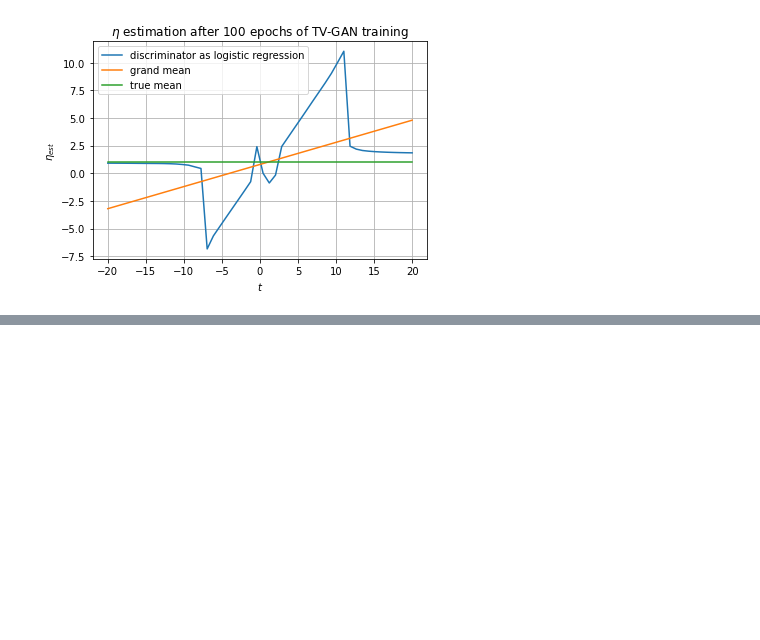
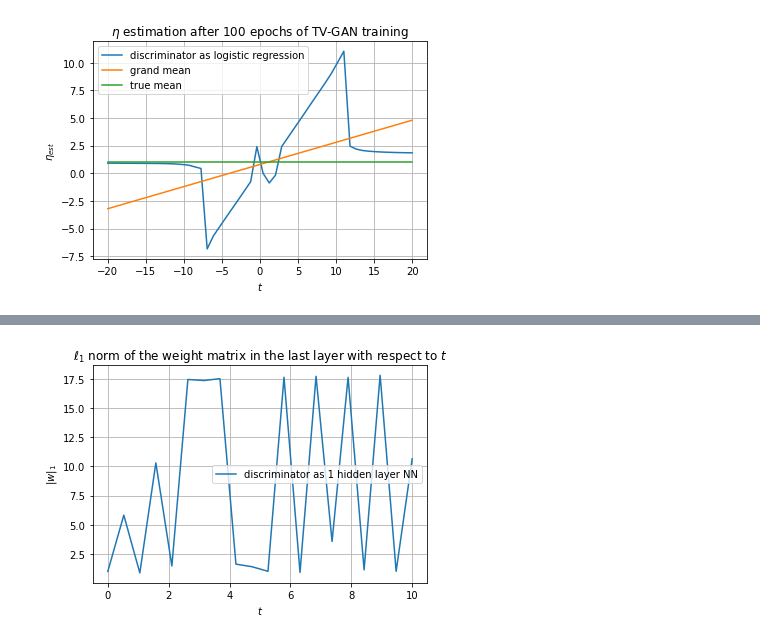
Before and after one commit to Daniil-Selikhanovych/f-gan, a Jupyter notebook: f-gan.ipynb, the cells around one changed output, grey strips where cells are left out. Cells and saved outputs as stored; diff of their text form; code cells hidden in the pictures; blank space fills up the shorter version.

```diff
--- a/f-gan.ipynb
+++ b/f-gan.ipynb
@@ -763,0 +843,18 @@ plt.show()
+# %%
+figsize = (6, 4)
+fig, ax = plt.subplots(figsize=figsize)
+#ax.plot(t_arr, result_mean_arr_log_regr, label = 'discriminator as logistic regression')
+ax.plot(t_arr, result_w_norm_arr_1_hidden, label = 'discriminator as 1 hidden layer NN')
+#ax.plot(t_arr, t_arr*eps + (1 - eps)*true_mean, label = 'grand mean')
+#ax.plot(t_arr, [true_mean for i in range(len(t_arr))], label = 'true mean')
+ax.legend()
+ax.grid(True)
+ax.set_title(r'$\ell_{1}$ norm of the weight matrix in the last layer with respect to $t$')
+ax.set_xlabel(r"$t$")
+ax.set_ylabel(r"$\|w\|_{1}$")
+
+plt.savefig("comparison_of_1_hid_layers_weights_last.pdf")
+
+plt.show()
+# %% [output]
+[figure, added]
```
Also changed, not shown: parts of 11 cells of this notebook, 4 other files.
